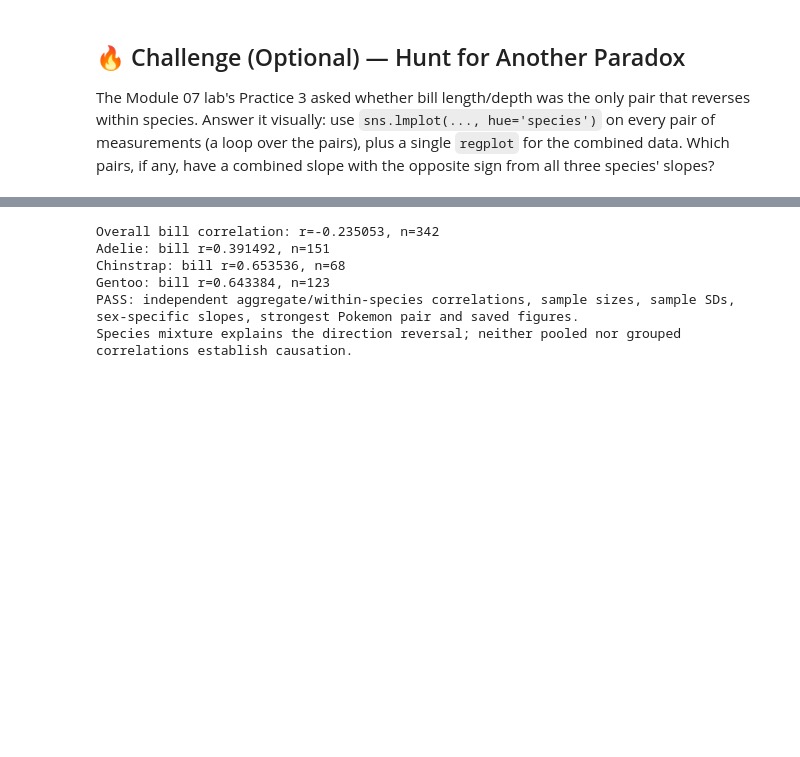
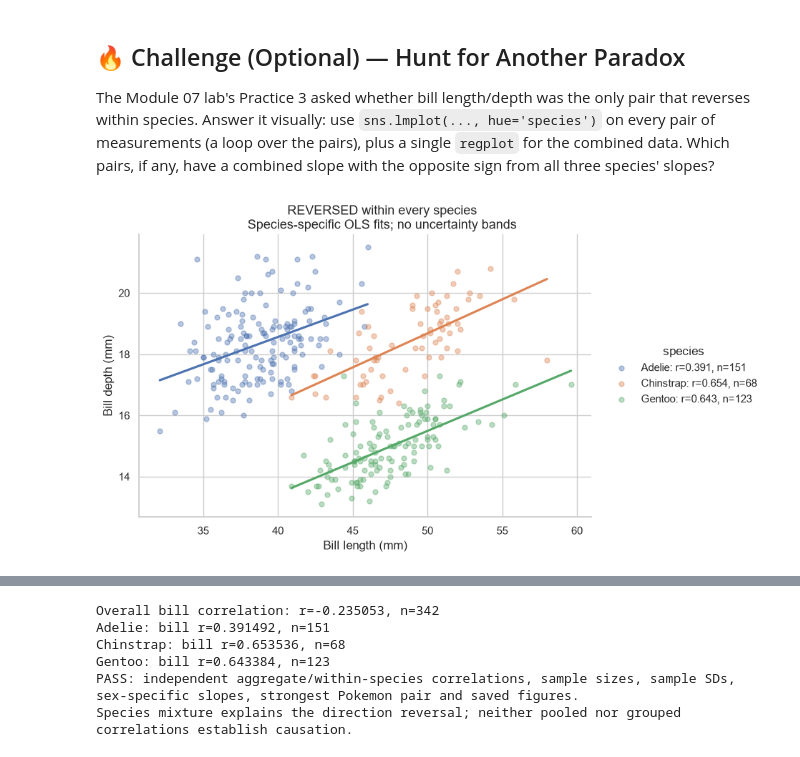
Before and after one commit to Inuka-99/3603-data-science-hulathduwage, a Jupyter notebook: 03-Completed/08-Visualizing_Data/04-Seaborn_Relationships_and_Categories.ipynb, the cells around one changed output, grey strips where cells are left out. Saved outputs shown, nothing was run; the diff lists cells and outputs as text; code cells hidden in the pictures; blank space fills up the shorter version.

Commit message:
Check all penguin measurement pairs for reversals

```diff
--- a/03-Completed/08-Visualizing_Data/04-Seaborn_Relationships_and_Categories.ipynb
+++ b/03-Completed/08-Visualizing_Data/04-Seaborn_Relationships_and_Categories.ipynb
@@ -398,4 +398,90 @@ The chart includes **333 records** after excluding 9 missing sex labels from the
 ## 🔥 Challenge (Optional) — Hunt for Another Paradox
 The Module 07 lab's Practice 3 asked whether bill length/depth was the only pair that reverses within species. Answer it visually: use `sns.lmplot(..., hue='species')` on every pair of measurements (a loop over the pairs), plus a single `regplot` for the combined data. Which pairs, if any, have a combined slope with the opposite sign from all three species' slopes?
 # %%
-# Optional paradox-hunt challenge queued until all required coursework is complete.
+# Optional investigation: all six pairs, not just selected reversals.
+from itertools import combinations
+import csv
+import statistics
+import math
+
+hunt_axis_labels = {
+    'bill_length_mm': 'Bill length (mm)', 'bill_depth_mm': 'Bill depth (mm)',
+    'flipper_length_mm': 'Flipper length (mm)', 'body_mass_g': 'Body mass (g)',
+}
+hunt_rows = []
+for hunt_x, hunt_y in combinations(MEASUREMENTS, 2):
+    hunt_r_all = penguins[hunt_x].corr(penguins[hunt_y])
+    hunt_row = {'x': hunt_x, 'y': hunt_y, 'pooled_n': len(penguins), 'pooled_r': hunt_r_all,
+                'pooled_slope': np.polyfit(penguins[hunt_x], penguins[hunt_y], 1)[0]}
+    hunt_group_rs = []
+    hunt_legend_labels = []
+    for hunt_species in SPECIES_ORDER:
+        hunt_group = penguins.loc[penguins['species'] == hunt_species]
+        hunt_r = hunt_group[hunt_x].corr(hunt_group[hunt_y])
+        hunt_row[hunt_species + '_n'] = len(hunt_group)
+        hunt_row[hunt_species + '_r'] = hunt_r
+        hunt_row[hunt_species + '_slope'] = np.polyfit(hunt_group[hunt_x], hunt_group[hunt_y], 1)[0]
+        hunt_group_rs.append(hunt_r)
+        hunt_legend_labels.append(f'{hunt_species}: r={hunt_r:.3f}, n={len(hunt_group)}')
+    hunt_reversed = all(np.isfinite(hunt_r) and np.sign(hunt_r) != 0 and np.sign(hunt_r_all) != 0
+                        and np.sign(hunt_r) != np.sign(hunt_r_all) for hunt_r in hunt_group_rs)
+    hunt_row['reversal_all_species'] = hunt_reversed
+    hunt_rows.append(hunt_row)
+    hunt_status = 'REVERSED within every species' if hunt_reversed else 'No all-species sign reversal'
+    hunt_stem = f'paradox_hunt_{hunt_x}__{hunt_y}'
+
+    # Figure-level Seaborn regression, fitting one line per species.
+    hunt_grid = sns.lmplot(data=penguins, x=hunt_x, y=hunt_y, hue='species',
+                           hue_order=SPECIES_ORDER, palette=palette, ci=None,
+                           height=4.8, aspect=1.5, scatter_kws={'alpha': .4, 's': 25})
+    hunt_grid.set_axis_labels(hunt_axis_labels[hunt_x], hunt_axis_labels[hunt_y])
+    for hunt_text, hunt_label in zip(hunt_grid.legend.get_texts(), hunt_legend_labels):
+        hunt_text.set_text(hunt_label)
+    hunt_grid.legend.set_loc('center left')
+    hunt_grid.legend.set_bbox_to_anchor((1.02, .5), transform=hunt_grid.ax.transAxes)
+    hunt_grid.figure.suptitle(f'{hunt_status}\nSpecies-specific OLS fits; no uncertainty bands', y=1.05, fontsize=13)
+    hunt_xlim, hunt_ylim = hunt_grid.ax.get_xlim(), hunt_grid.ax.get_ylim()
+    hunt_grid.savefig(OUT / (hunt_stem + '_species.png'), dpi=120, bbox_inches='tight')
+    plt.show()
+    plt.close(hunt_grid.figure)
+
+    # A separate pooled regplot uses exactly the same observations and limits.
+    hunt_fig, hunt_ax = plt.subplots(figsize=(8, 5), layout='constrained')
+    sns.regplot(data=penguins, x=hunt_x, y=hunt_y, ci=None, ax=hunt_ax,
+                scatter_kws={'alpha': .4, 'color': 'gray', 's': 25}, line_kws={'color': 'black'})
+    hunt_ax.set(title=f'All species pooled: r={hunt_r_all:.3f}, n={len(penguins)}\n{hunt_status}',
+                xlabel=hunt_axis_labels[hunt_x], ylabel=hunt_axis_labels[hunt_y],
+                xlim=hunt_xlim, ylim=hunt_ylim)
+    hunt_fig.savefig(OUT / (hunt_stem + '_pooled.png'), dpi=120, bbox_inches='tight')
+    plt.show()
+    plt.close(hunt_fig)
+
+paradox_hunt = pd.DataFrame(hunt_rows)
+paradox_hunt.to_csv(OUT / 'paradox_hunt_summary.csv', index=False)
+display(paradox_hunt[['x', 'y', 'pooled_r'] + [species + '_r' for species in SPECIES_ORDER] + ['reversal_all_species']].round(6))
+
+# Independent CSV + statistics verification of all 24 correlations and slopes.
+with open('penguins.csv', newline='', encoding='utf-8') as hunt_handle:
+    hunt_raw = list(csv.DictReader(hunt_handle))
+hunt_complete = [row for row in hunt_raw if all(row[column] != '' for column in MEASUREMENTS)]
+assert len(hunt_complete) == 342
+for hunt_row in paradox_hunt.to_dict('records'):
+    for hunt_name, hunt_records in [('pooled', hunt_complete)] + [
+        (species, [row for row in hunt_complete if row['species'] == species]) for species in SPECIES_ORDER]:
+        hunt_first = [float(row[hunt_row['x']]) for row in hunt_records]
+        hunt_second = [float(row[hunt_row['y']]) for row in hunt_records]
+        assert hunt_row[hunt_name + '_n'] == len(hunt_records)
+        assert math.isclose(hunt_row[hunt_name + '_r'], statistics.correlation(hunt_first, hunt_second))
+        assert math.isclose(hunt_row[hunt_name + '_slope'], statistics.linear_regression(hunt_first, hunt_second).slope)
+        assert np.sign(hunt_row[hunt_name + '_r']) == np.sign(hunt_row[hunt_name + '_slope'])
+hunt_reversed_pairs = set(map(tuple, paradox_hunt.loc[paradox_hunt['reversal_all_species'], ['x', 'y']].to_numpy()))
+assert len(paradox_hunt) == 6 and hunt_reversed_pairs == {
+    ('bill_length_mm', 'bill_depth_mm'),
+    ('bill_depth_mm', 'flipper_length_mm'),
+    ('bill_depth_mm', 'body_mass_g'),
+}
+assert len(list(OUT.glob('paradox_hunt_*_species.png'))) == 6
+assert len(list(OUT.glob('paradox_hunt_*_pooled.png'))) == 6
+print('PASS: six pairs, 24 source-verified correlations/slopes, 12 figures, exactly the three reversals found in Module 07.')
+# %% [output]
+[figure, added]
```
Also changed, not shown: parts of 4 cells of this notebook, 15 other files.
